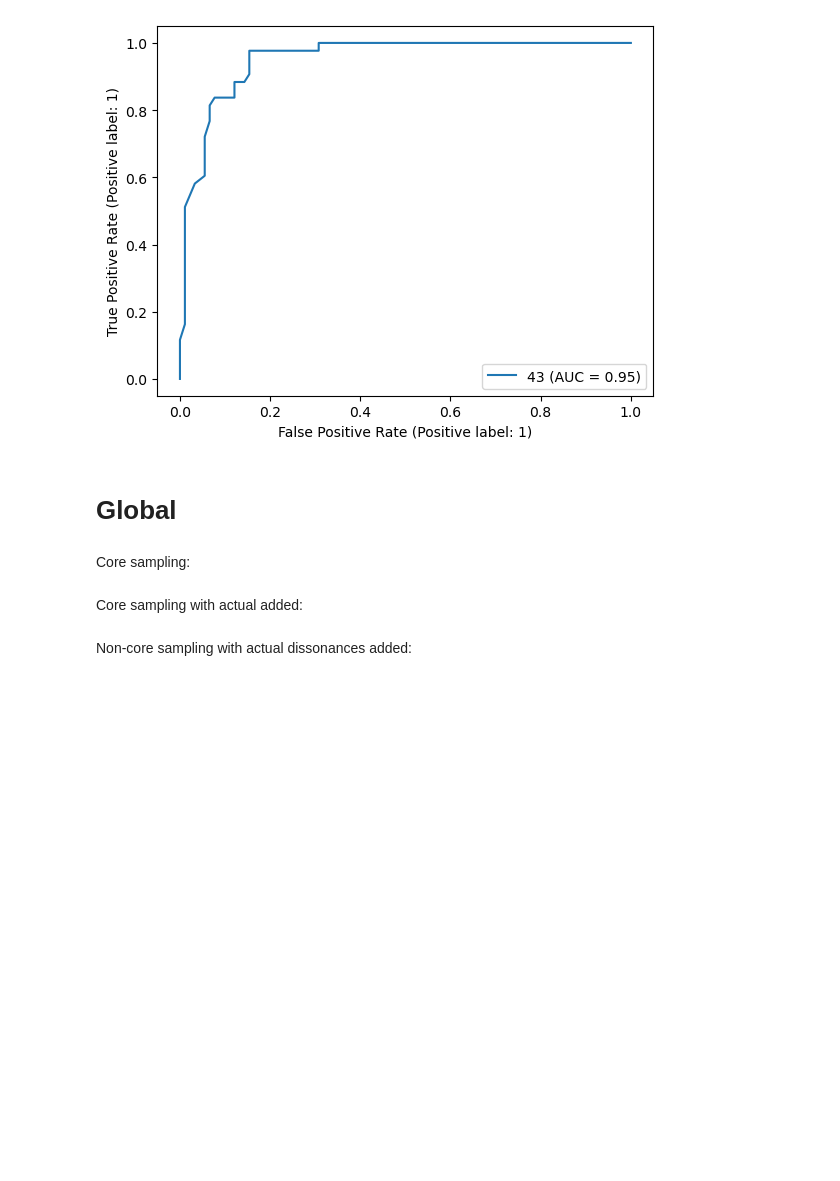
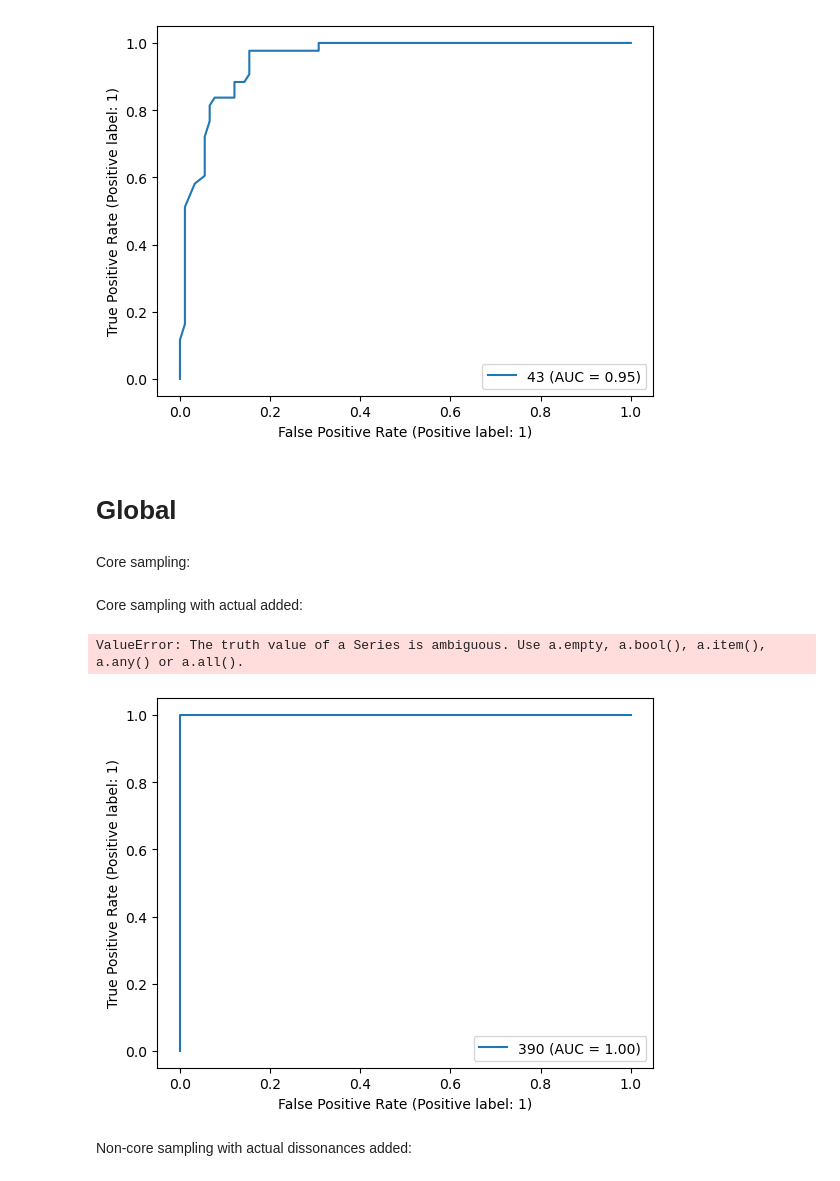
Before and after one commit to zeroknowledgediscovery/truthnet, a Jupyter notebook: notebooks/generic-data.ipynb, the cells around one changed output. Drawn from its saved outputs; the diff is of its cells as text; code cells hidden in the pictures; blank space fills up the shorter version.

Commit message:
fixing global

```diff
--- a/notebooks/generic-data.ipynb
+++ b/notebooks/generic-data.ipynb
@@ -854,12 +910,18 @@ Core sampling with actual added:
 # %%
 _save_sampling_scenarios(
-    iter=range(3),
+    iter=range(1, 3),
     df=pd.read_csv("data/gibbons_global/gibbons_global.csv"),
-    name="disson_global/core/disson_global_core_with_actual",
-    diss_file=None,
+    name="disson_global/core/disson_global_core_with_actual_ff",
+    diss_file="mpi_tmp/global_dissonance.csv",
     n_qsamples=100,
     n_m2_samples=100,
     order="random",
     n_runif_samples=100,
     invert_pos=False,
 )
+# %% [output]
+ValueError: The truth value of a Series is ambiguous. Use a.empty, a.bool(), a.item(), a.any() or a.all().
+# %%
+diss = pd.read_pickle(
+    "disson_global/core/disson_global_core_with_actual_ff_random_order_disson_1.pkl"
+)
@@ -866,3 +930,41 @@ _save_sampling_scenarios(
+# %%
+groups = ["qsampled", "runif"]
+
+questions_asked = 390
+data = _diss_dataset(diss, questions_asked, groups=groups)
+X_train, X_test, y_train, y_test = train_test_split(
+    data.drop("y", axis="columns"), data["y"], test_size=0.33
+)
+
+fig, ax = plt.subplots()
+
+classifier = RandomForestClassifier(n_jobs=-1)
+
+classifier.fit(
+    X_train.to_numpy(),
+    y_train.replace(
+        {
+            groups[0]: 0,
+            groups[1]: 1,
+        }
+    ),
+)
+
+r = RocCurveDisplay.from_estimator(
+    classifier,
+    X_test.to_numpy(),
+    y_test.replace(
+        {
+            groups[0]: 0,
+            groups[1]: 1,
+        }
+    ),
+    pos_label=1,
+    ax=ax,
+    name=questions_asked,
+)
+# %% [output]
+[figure, added]
 # %% [markdown]
 Non-core sampling with actual dissonances added:
 # %%
```
Also changed, not shown: parts of 14 cells of this notebook.
